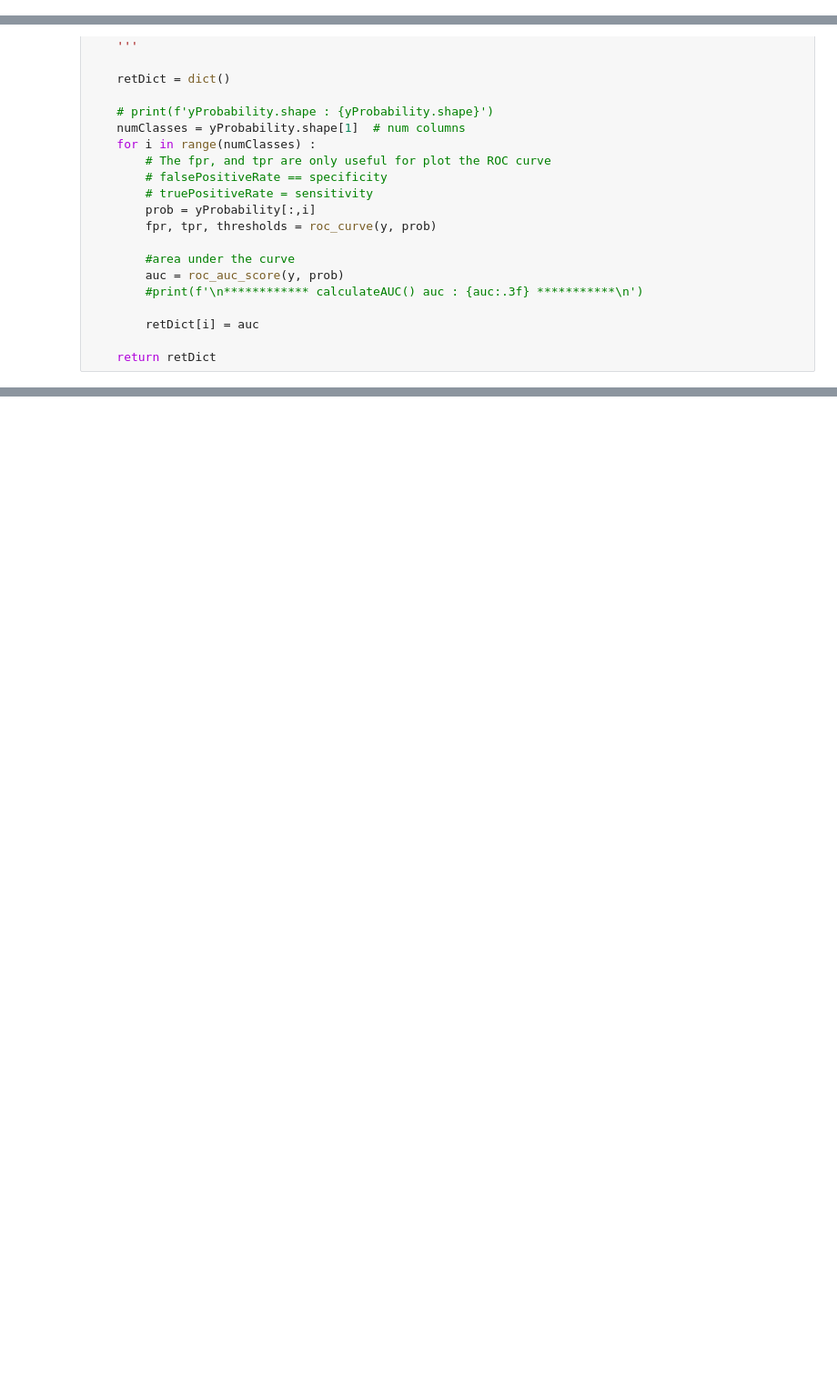
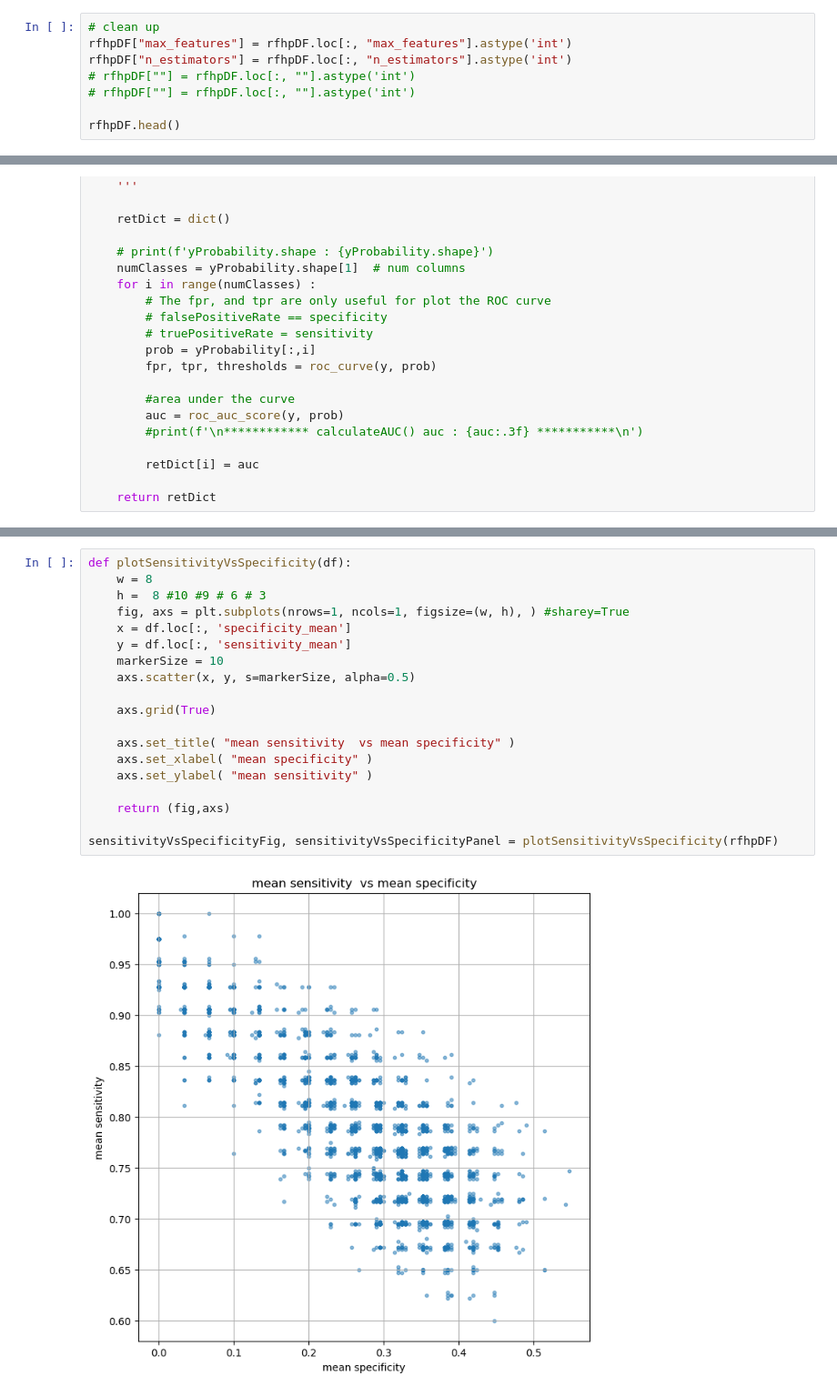
Before and after one commit to aedavids/extraCellularRNA, a Jupyter notebook: intraExtraRNA_POC/jupyterNotebooks/elife/esophagusCancer/randomForestIntraCellularEsophagusCancerBiomarkersOnExtracellularSamples.ipynb, the cells around one changed output, grey strips where cells are left out. Shown at 91% size. Drawn from its saved outputs; the diff is of its cells as text; blank space fills up the shorter version.

```diff
--- a/intraExtraRNA_POC/jupyterNotebooks/elife/esophagusCancer/randomForestIntraCellularEsophagusCancerBiomarkersOnExtracellularSamples.ipynb
+++ b/intraExtraRNA_POC/jupyterNotebooks/elife/esophagusCancer/randomForestIntraCellularEsophagusCancerBiomarkersOnExtracellularSamples.ipynb
@@ -822,0 +199,8 @@ m: sensitivity f: Esophagus_Mucosa parameters:
+# %%
+# clean up
+rfhpDF["max_features"] = rfhpDF.loc[:, "max_features"].astype('int')
+rfhpDF["n_estimators"] = rfhpDF.loc[:, "n_estimators"].astype('int')
+# rfhpDF[""] = rfhpDF.loc[:, ""].astype('int')
+# rfhpDF[""] = rfhpDF.loc[:, ""].astype('int')
+
+rfhpDF.head()
@@ -1053,0 +351,21 @@ saving:
+# %%
+def plotSensitivityVsSpecificity(df):
+    w = 8
+    h =  8 #10 #9 # 6 # 3
+    fig, axs = plt.subplots(nrows=1, ncols=1, figsize=(w, h), ) #sharey=True
+    x = df.loc[:, 'specificity_mean']
+    y = df.loc[:, 'sensitivity_mean']
+    markerSize = 10
+    axs.scatter(x, y, s=markerSize, alpha=0.5)
+
+    axs.grid(True)
+
+    axs.set_title( "mean sensitivity  vs mean specificity" )
+    axs.set_xlabel( "mean specificity" )
+    axs.set_ylabel( "mean sensitivity" )
+
+    return (fig,axs)
+
+sensitivityVsSpecificityFig, sensitivityVsSpecificityPanel = plotSensitivityVsSpecificity(rfhpDF)
+# %% [output]
+[figure, added]
```
Also changed, not shown: parts of 40 cells of this notebook, 1 other file.
